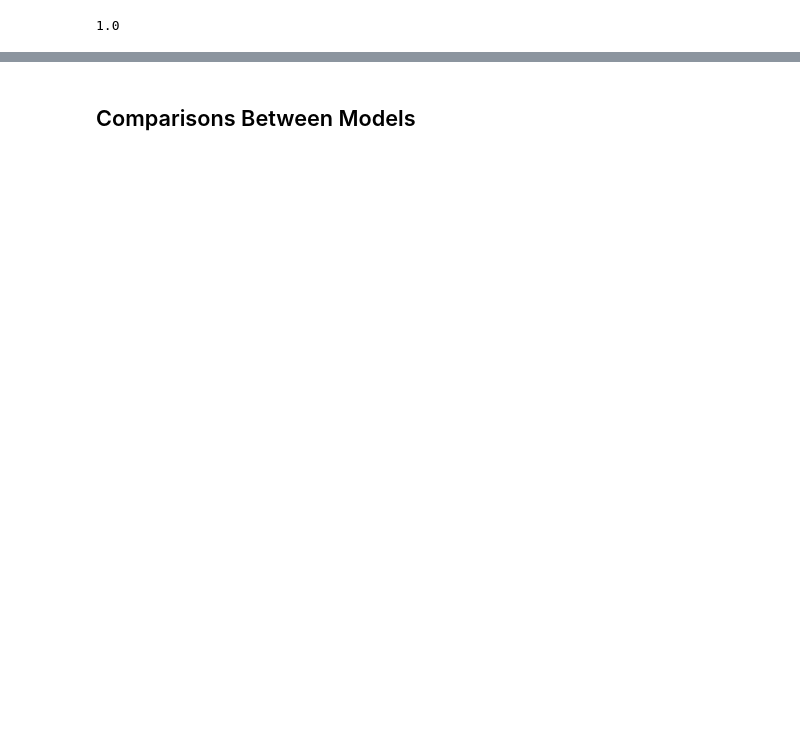
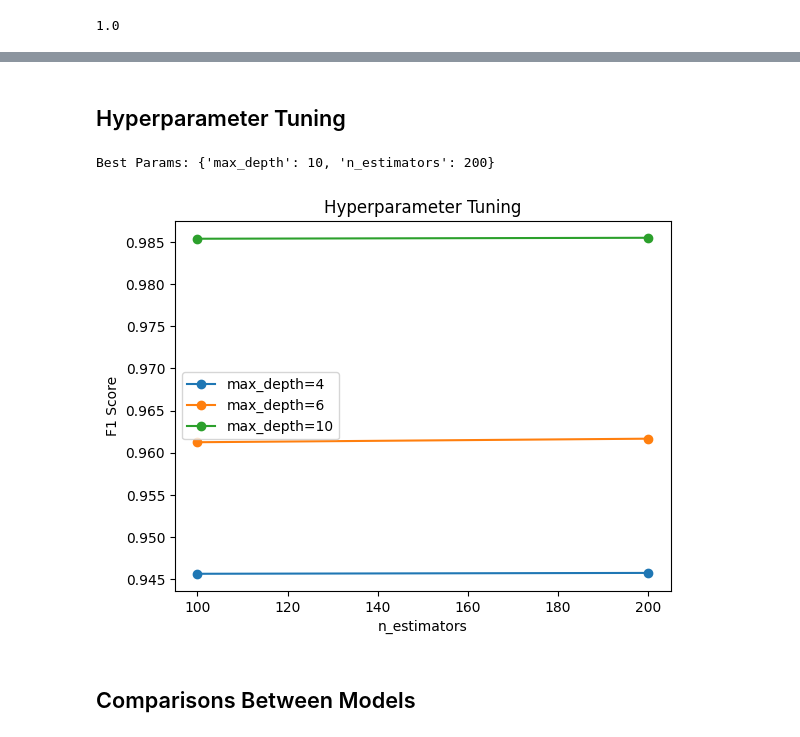
Before and after one commit to Basmala-Ahmedd/Credit-Card-Fraud-Detection, a Jupyter notebook: Notebook/Credit_Card_Fraud_Detection.ipynb, the cells around one changed output, grey strips where cells are left out. Cells and saved outputs as stored; diff of their text form; code cells hidden in the pictures; blank space fills up the shorter version.

```diff
--- a/Notebook/Credit_Card_Fraud_Detection.ipynb
+++ b/Notebook/Credit_Card_Fraud_Detection.ipynb
@@ -409,6 +427,6 @@ xgb = XGBClassifier(
 )
 # %%
 # Fit
-xgb.fit(X_train_resampled, y_train_resampled)
+xgb.fit(X_train_pca, y_train_resampled)
 
-y_pred_xgb = xgb.predict(X_test_scaled)
+y_pred_xgb = xgb.predict(X_test_pca)
@@ -430,3 +530,41 @@ F1_Score : 0.7777777777777778
+# %% [markdown]
+## Hyperparameter Tuning
+# %%
+# ================= Hyperparameter Tuning =================
+from sklearn.model_selection import GridSearchCV
+
+param_grid = {
+    'n_estimators': [100, 200],
+    'max_depth': [4, 6, 10]
+}
+grid = GridSearchCV(
+    RandomForestClassifier(random_state=42, n_jobs=-1),
+    param_grid,
+    cv=3,
+    scoring='f1',
+    n_jobs=-1
+)
+
+grid.fit(X_train_pca, y_train_resampled)
+
+print("Best Params:", grid.best_params_)
+# %% [output]
+Best Params: {'max_depth': 10, 'n_estimators': 200}
+# %%
+results = pd.DataFrame(grid.cv_results_)
+
+for depth in results['param_max_depth'].unique():
+    subset = results[results['param_max_depth'] == depth]
+
+    plt.plot(subset['param_n_estimators'], subset['mean_test_score'],marker="o",label=f"max_depth={depth}")
+
+plt.xlabel("n_estimators")
+plt.ylabel("F1 Score")
+plt.title("Hyperparameter Tuning")
+plt.legend()
+plt.show()
+# %% [output]
+[figure, added]
 # %% [markdown]
 ## Comparisons Between Models
 # %%
```
Also changed, not shown: parts of 39 cells of this notebook.
